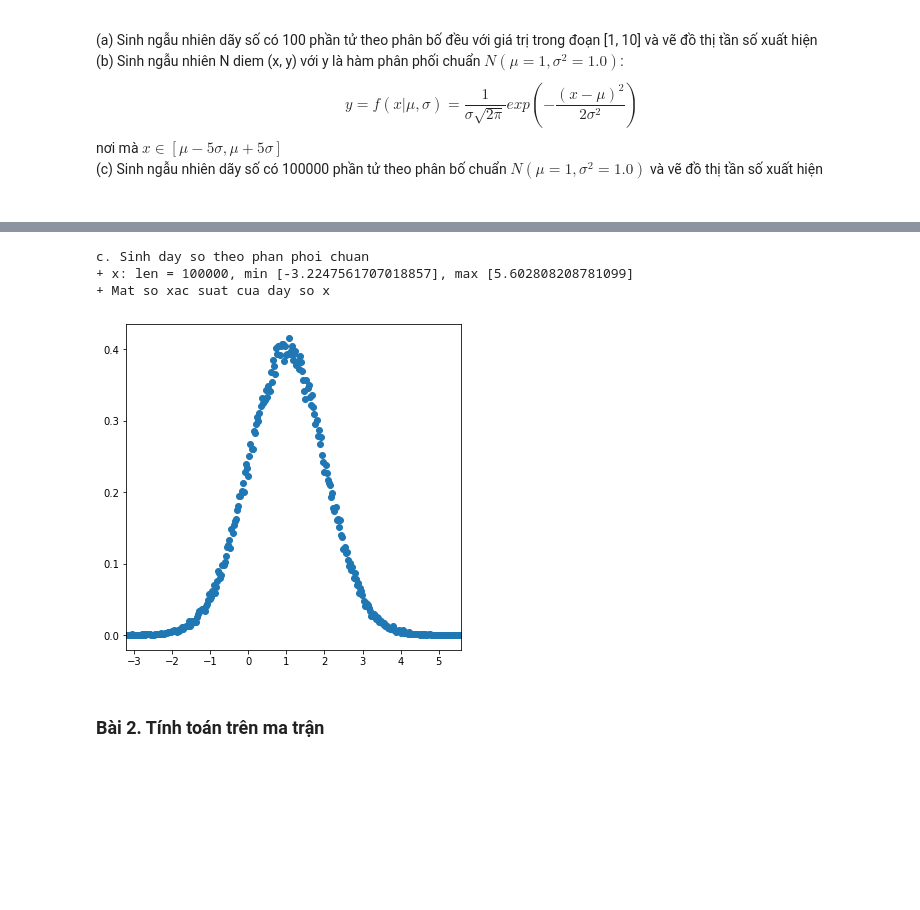
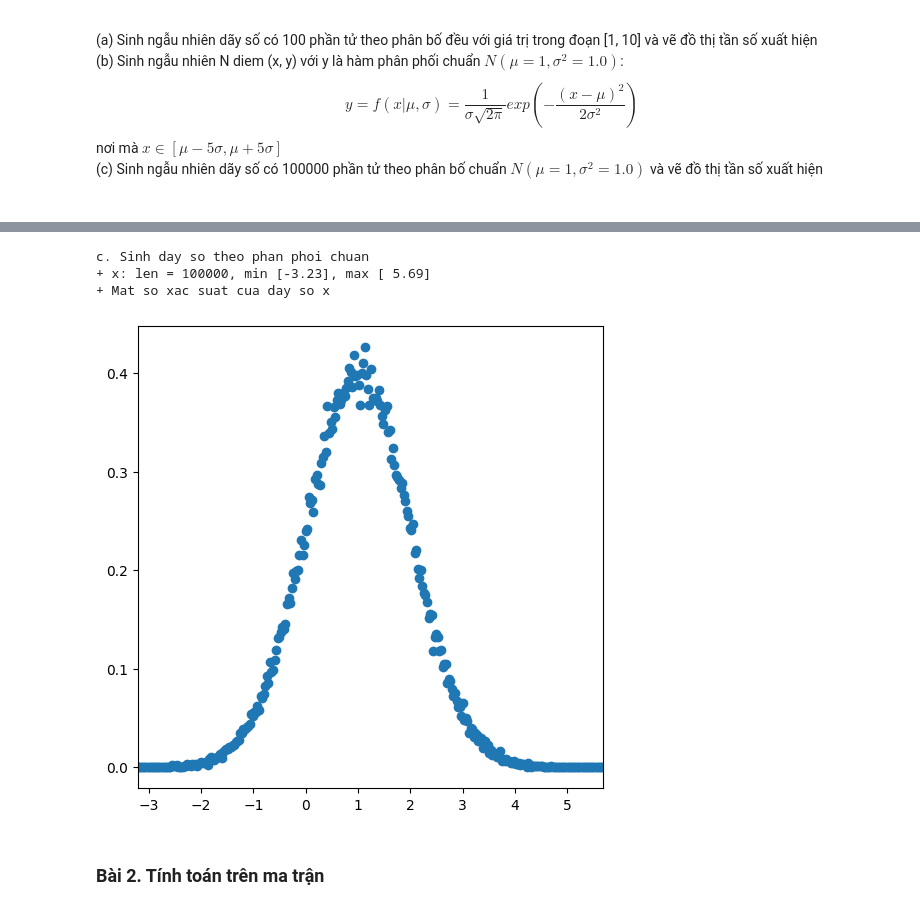
Before and after one commit to tiavantuan-afk/sgu2526k1_csttnt, a Jupyter notebook: Tuan02/my_lesson3.ipynb, the cells around one changed output, grey strips where cells are left out. Saved outputs shown, nothing was run; the diff lists cells and outputs as text; code cells hidden in the pictures; blank space fills up the shorter version.

```diff
--- a/Tuan02/my_lesson3.ipynb
+++ b/Tuan02/my_lesson3.ipynb
@@ -174,21 +236,27 @@ b. Sinh cặp (x, y) với y làm hàm phân phối chuẩn
 # %%
 """ CÁC BẠN LÀM BÀI Ở ĐÂY """
 # Sử dụng hàm np.random.randn() sinh phân phối chuẩn N(0,1) --> N(m,s^2) = m + N(0,1) * s
+mu = 1
+sigma = 1
+x = np.random.randn(100000)
+x = mu + sigma * x
+
 # Sử dụng hàm np.histogram với density=True để thống kê số lần xuất hiện với số bins = 300 (do dãy số thực)
-# ...
+cnt, bin_edges = np.histogram(x, bins=300, density=True)
+val = (bin_edges[:-1] + bin_edges[1:]) / 2
 
 print( "c. Sinh day so theo phan phoi chuan")
-print(f"+ x: len = {len(x)}, min [{np.min(x)}], max [{np.max(x)}]")
+print(f"+ x: len = {len(x)}, min [{np.min(x): .2f}], max [{np.max(x): .2f}]")
 print(f"+ Mat so xac suat cua day so x")
 plt.figure(figsize=(6,6))      # kich thuoc ban ve
 plt.xlim(np.min(val), np.max(val))
 plt.scatter(val, cnt)
 plt.show()
 # %% [output]
 c. Sinh day so theo phan phoi chuan
-+ x: len = 100000, min [-3.2247561707018857], max [5.602808208781099]
++ x: len = 100000, min [-3.23], max [ 5.69]
 + Mat so xac suat cua day so x
-[figure, old version]
+[figure, new version]
 # %% [markdown]
 ### Bài 2. Tính toán trên ma trận
 # %% [markdown]
```
Also changed, not shown: parts of 12 cells of this notebook, 3 other files.
